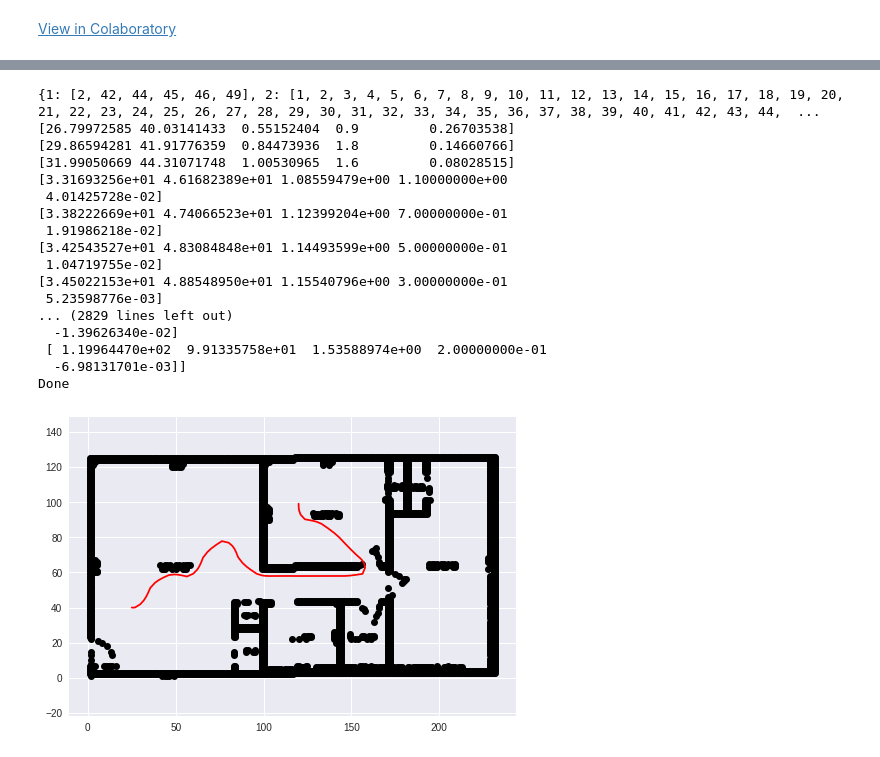
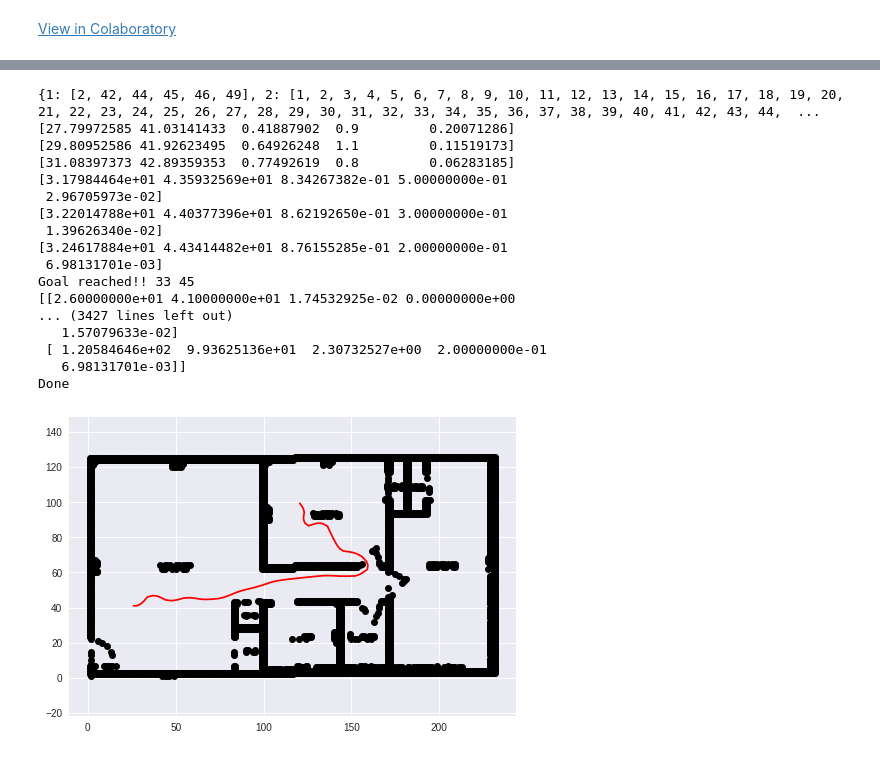
Before and after one commit to Acharya-Kiran/Astar, a Jupyter notebook: global_Astar_local_dwa.ipynb, the cells around one changed output, grey strips where cells are left out. Saved outputs shown, nothing was run; the diff lists cells and outputs as text; code cells hidden in the pictures.

```diff
--- a/global_Astar_local_dwa.ipynb
+++ b/global_Astar_local_dwa.ipynb
@@ -81,10 +81,10 @@ def get_cost_map(ox,oy,gx,gy):
             open_list.append([x_,y_])
 
 
-    for i in range(42,37,-1):
-      for j in range(23,28):
-        print(cost_map[j][i],end=" ")
-      print("\n")
+    #for i in range(42,37,-1):
+    #  for j in range(23,28):
+    #    print(cost_map[j][i],end=" ")
+    #  print("\n")
     return cost_map
 
 
@@ -121,7 +121,7 @@ def a_star_planning(sx, sy, gx, gy, ox, oy, reso, rr):
 
     while 1:
         c_id = min(
-            openset, key=lambda o: openset[o].cost + calc_heuristic(ngoal, openset[o]))
+            openset, key=lambda o: openset[o].cost) #+ calc_heuristic(ngoal, openset[o]))
         current = openset[c_id]
         current.cost+=cost_map[current.y][current.x]
         # show graph
@@ -499,6 +489,8 @@ def plot_arrow(x, y, yaw, length=0.5, width=0.1):
 def main():
     #print(__file__ + " start!!")
     # initial state [x(m), y(m), yaw(rad), v(m/s), omega(rad/s)]
-    rx=[25.0, 35.0, 45.0, 55.0, 65.0, 75.0, 85.0, 95.0, 105.0, 115.0, 125.0, 135.0, 145.0, 155.0, 154.0, 144.0, 134.0, 125.0, 120.0]
-    ry=[40.0, 50.0, 58.0, 58.0, 67.0, 77.0, 70.0, 60.0, 58.0, 58.0, 58.0, 58.0, 58.0, 59.0, 69.0, 79.0, 87.0, 90.0, 100.0]
+    #rx=[25.0, 35.0, 45.0, 55.0, 65.0, 75.0, 85.0, 95.0, 105.0, 115.0, 125.0, 135.0, 145.0, 155.0, 154.0, 144.0, 134.0, 125.0, 120.0]
+    rx=[26, 33, 43, 53, 63, 73, 83, 93, 103, 113, 122, 132, 142, 151, 158, 157, 147, 141, 137, 127, 123, 120]
+    #ry=[40.0, 50.0, 58.0, 58.0, 67.0, 77.0, 70.0, 60.0, 58.0, 58.0, 58.0, 58.0, 58.0, 59.0, 69.0, 79.0, 87.0, 90.0, 100.0]
+    ry=[41, 45, 45, 45, 45, 45, 48, 51, 54, 56, 57, 58, 58, 58, 61, 68, 72, 77, 85, 87, 93, 100]
 
@@ -548,46 +540,46 @@ def main():
             #  plt.plot(ltraj[:, 0], ltraj[:, 1], "-g")
             #  plt.plot(x[0], x[1], "xr")
             #  plt.plot(goal[0], goal[1], "xb")
             #  plt.plot(ob[:, 0], ob[:, 1], ".k")
             #  plot_arrow(x[0], x[1], x[2])
             #  plt.axis("equal")
             #  plt.grid(True)
             #  plt.pause(0.0001)
 
           # check goal
           if math.sqrt((x[0] - goal[0])**2 + (x[1] - goal[1])**2) <= config.robot_radius:
               print("Goal reached!!",goal[0],goal[1])
               print(traj)
               break
 
 
     print("Done")
     if show_animation:
         plt.plot(ob[:, 0], ob[:, 1], "ok")
         plt.plot(traj[:, 0], traj[:, 1], "-r")
         plt.axis("equal")
         plt.grid(True)
         plt.show()
 
 
 if __name__ == '__main__':
     main()
 # %% [output]
 {1: [2, 42, 44, 45, 46, 49], 2: [1, 2, 3, 4, 5, 6, 7, 8, 9, 10, 11, 12, 13, 14, 15, 16, 17, 18, 19, 20, 21, 22, 23, 24, 25, 26, 27, 28, 29, 30, 31, 32, 33, 34, 35, 36, 37, 38, 39, 40, 41, 42, 43, 44,  ...
-[26.79972585 40.03141433  0.55152404  0.9         0.26703538]
-[29.86594281 41.91776359  0.84473936  1.8         0.14660766]
-[31.99050669 44.31071748  1.00530965  1.6         0.08028515]
-[3.31693256e+01 4.61682389e+01 1.08559479e+00 1.10000000e+00
- 4.01425728e-02]
-[3.38222669e+01 4.74066523e+01 1.12399204e+00 7.00000000e-01
- 1.91986218e-02]
-[3.42543527e+01 4.83084848e+01 1.14493599e+00 5.00000000e-01
- 1.04719755e-02]
-[3.45022153e+01 4.88548950e+01 1.15540796e+00 3.00000000e-01
- 5.23598776e-03]
-... (2829 lines left out)
-  -1.39626340e-02]
- [ 1.19964470e+02  9.91335758e+01  1.53588974e+00  2.00000000e-01
-  -6.98131701e-03]]
+[27.79972585 41.03141433  0.41887902  0.9         0.20071286]
+[29.80952586 41.92623495  0.64926248  1.1         0.11519173]
+[31.08397373 42.89359353  0.77492619  0.8         0.06283185]
+[3.17984464e+01 4.35932569e+01 8.34267382e-01 5.00000000e-01
+ 2.96705973e-02]
+[3.22014788e+01 4.40377396e+01 8.62192650e-01 3.00000000e-01
+ 1.39626340e-02]
+[3.24617884e+01 4.43414482e+01 8.76155285e-01 2.00000000e-01
+ 6.98131701e-03]
+Goal reached!! 33 45
+[[2.60000000e+01 4.10000000e+01 1.74532925e-02 0.00000000e+00
+... (3427 lines left out)
+   1.57079633e-02]
+ [ 1.20584646e+02  9.93625136e+01  2.30732527e+00  2.00000000e-01
+   6.98131701e-03]]
 Done
-[figure, old version]
+[figure, new version]
```
Also changed, not shown: parts of 1 cell of this notebook.
